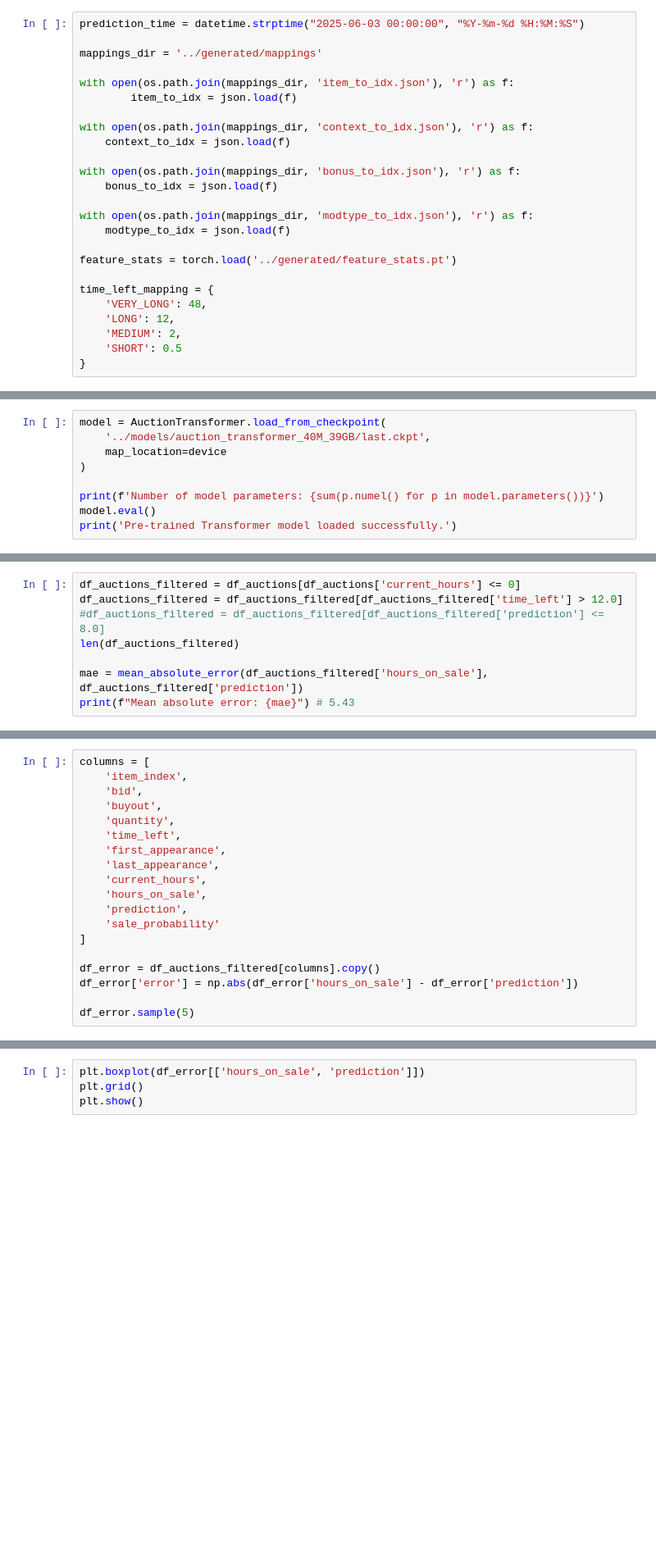
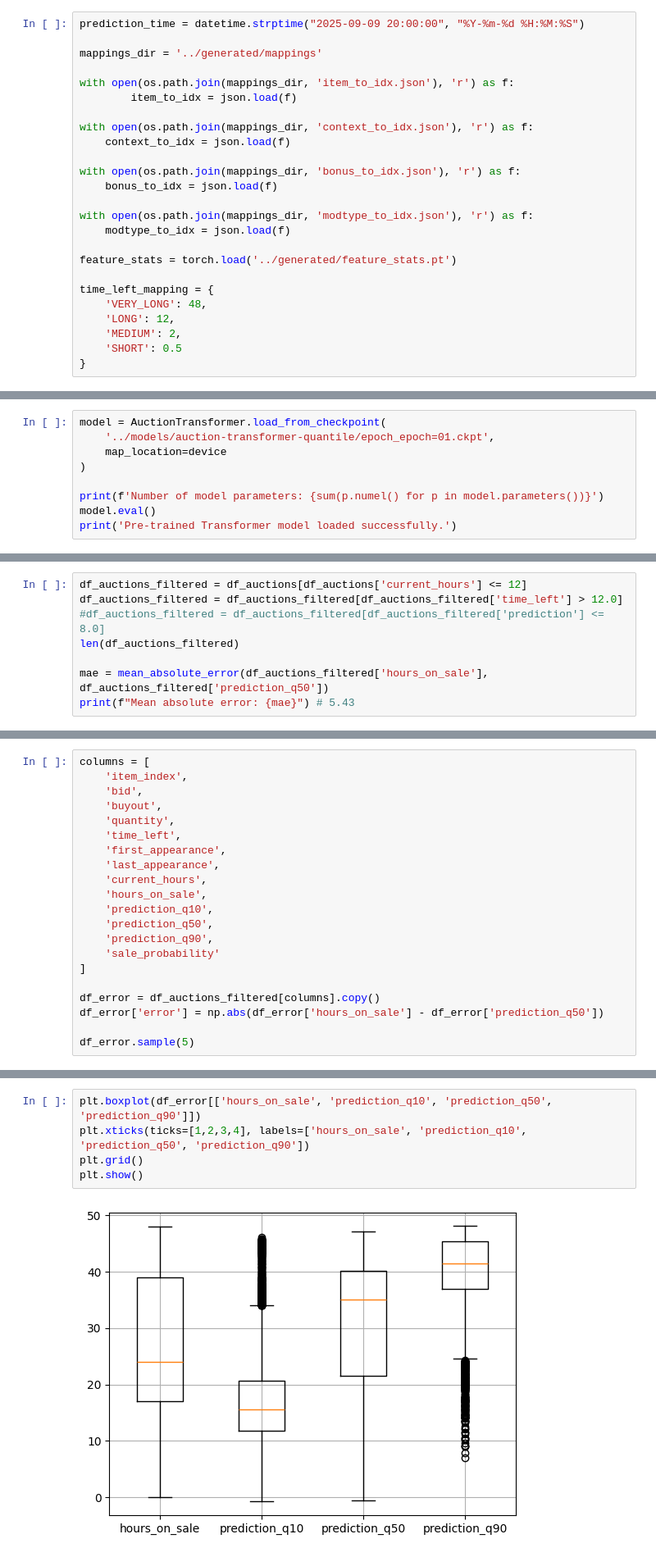
Before and after one commit to AngelUrq/auction_classic, a Jupyter notebook: notebooks/transformer_evaluation.ipynb, the cells around one changed output, grey strips where cells are left out. Shown at 82% size. Drawn from its saved outputs; the diff is of its cells as text; blank space fills up the shorter version.

```diff
--- a/notebooks/transformer_evaluation.ipynb
+++ b/notebooks/transformer_evaluation.ipynb
@@ -32,5 +34,5 @@ print(f"Using device: {device}")
 # %%
-prediction_time = datetime.strptime("2025-06-03 00:00:00", "%Y-%m-%d %H:%M:%S")
+prediction_time = datetime.strptime("2025-09-09 20:00:00", "%Y-%m-%d %H:%M:%S")
 
 mappings_dir = '../generated/mappings'
 
@@ -68,6 +107,6 @@ df_auctions[['current_hours', 'hours_on_sale']].describe()
 # %%
 model = AuctionTransformer.load_from_checkpoint(
-    '../models/auction_transformer_40M_39GB/last.ckpt',
+    '../models/auction-transformer-quantile/epoch_epoch=01.ckpt',
     map_location=device
 )
 
@@ -91,8 +146,8 @@ df_auctions.head()
 # %%
-df_auctions_filtered = df_auctions[df_auctions['current_hours'] <= 0]
+df_auctions_filtered = df_auctions[df_auctions['current_hours'] <= 12]
 df_auctions_filtered = df_auctions_filtered[df_auctions_filtered['time_left'] > 12.0]
 #df_auctions_filtered = df_auctions_filtered[df_auctions_filtered['prediction'] <= 8.0]
 len(df_auctions_filtered)
 
-mae = mean_absolute_error(df_auctions_filtered['hours_on_sale'], df_auctions_filtered['prediction'])
+mae = mean_absolute_error(df_auctions_filtered['hours_on_sale'], df_auctions_filtered['prediction_q50'])
 print(f"Mean absolute error: {mae}") # 5.43
@@ -128,11 +202,13 @@ columns = [
     'last_appearance',
     'current_hours',
     'hours_on_sale',
-    'prediction',
+    'prediction_q10',
+    'prediction_q50',
+    'prediction_q90',
     'sale_probability'
 ]
 
 df_error = df_auctions_filtered[columns].copy()
-df_error['error'] = np.abs(df_error['hours_on_sale'] - df_error['prediction'])
+df_error['error'] = np.abs(df_error['hours_on_sale'] - df_error['prediction_q50'])
 
 df_error.sample(5)
@@ -141,7 +227,10 @@ df_error['time_left'].hist(bins=10)
 # %%
-plt.boxplot(df_error[['hours_on_sale', 'prediction']])
+plt.boxplot(df_error[['hours_on_sale', 'prediction_q10', 'prediction_q50', 'prediction_q90']])
+plt.xticks(ticks=[1,2,3,4], labels=['hours_on_sale', 'prediction_q10', 'prediction_q50', 'prediction_q90'])
 plt.grid()
 plt.show()
+# %% [output]
+[figure, added]
 # %%
 # Define bins for hours_on_sale
 bins = [(0,12), (12,24), (24,48)]
```
Also changed, not shown: parts of 17 cells of this notebook, 5 other files.
